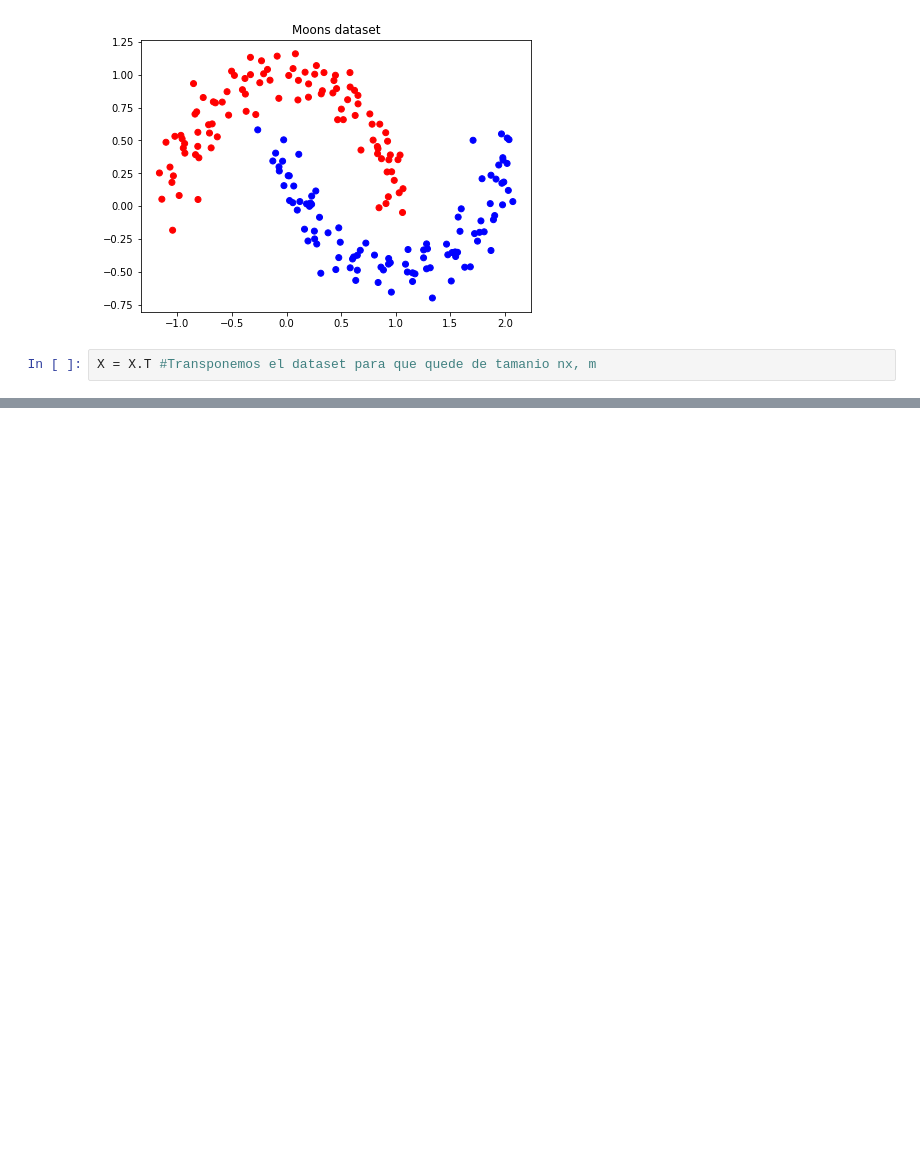
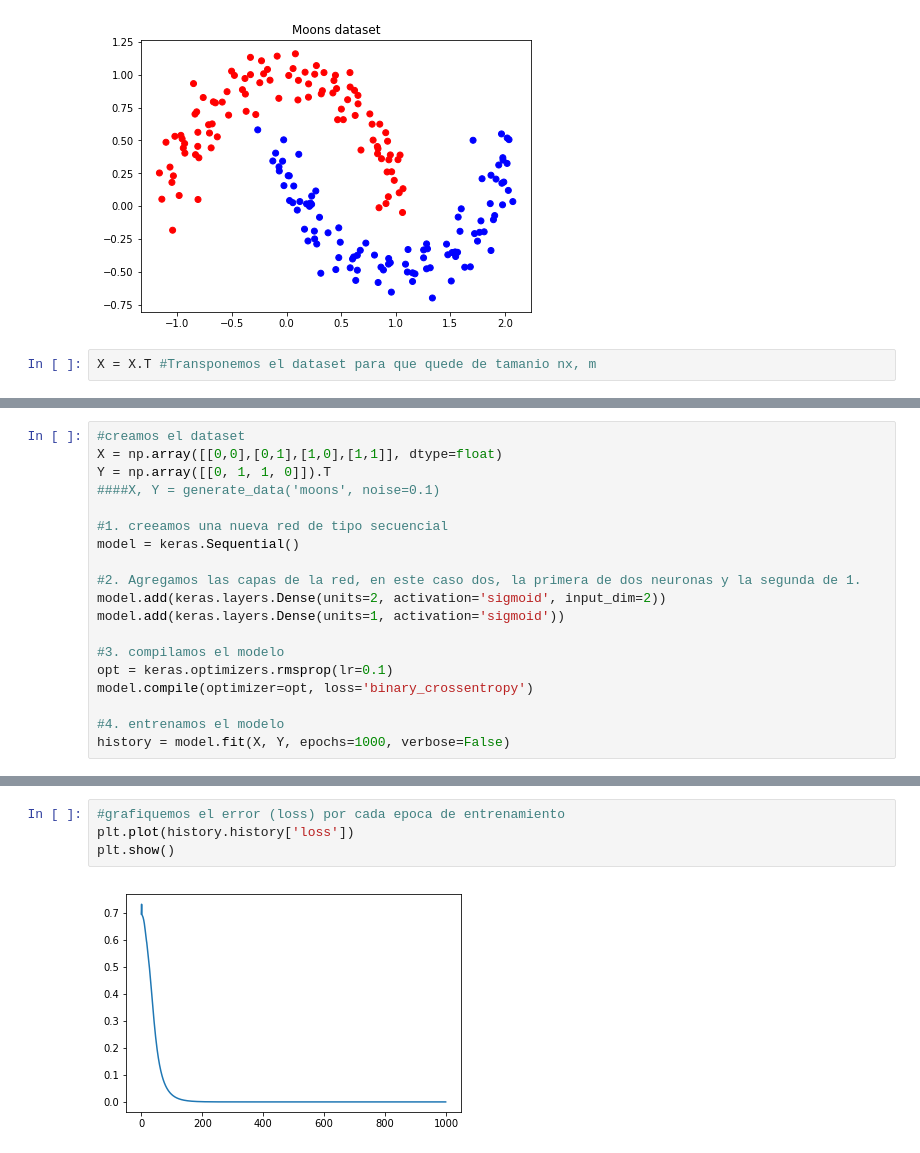
Before and after one commit to psatencio/IA_ITM, a Jupyter notebook: Presentaciones/4. Machine Learning/Modulo 4_3_2_RedNeuronal.ipynb, the cells around one changed output, grey strips where cells are left out. Saved outputs shown, nothing was run; the diff lists cells and outputs as text; blank space fills up the shorter version.

Commit message:
se agrega material en keras

```diff
--- a/Presentaciones/4. Machine Learning/Modulo 4_3_2_RedNeuronal.ipynb
+++ b/Presentaciones/4. Machine Learning/Modulo 4_3_2_RedNeuronal.ipynb
@@ -224,0 +271,19 @@ X = X.T #Transponemos el dataset para que quede de tamanio nx, m
+# %%
+#creamos el dataset
+X = np.array([[0,0],[0,1],[1,0],[1,1]], dtype=float)
+Y = np.array([[0, 1, 1, 0]]).T
+####X, Y = generate_data('moons', noise=0.1)
+
+#1. creeamos una nueva red de tipo secuencial
+model = keras.Sequential()
+
+#2. Agregamos las capas de la red, en este caso dos, la primera de dos neuronas y la segunda de 1.
+model.add(keras.layers.Dense(units=2, activation='sigmoid', input_dim=2))
+model.add(keras.layers.Dense(units=1, activation='sigmoid'))
+
+#3. compilamos el modelo
+opt = keras.optimizers.rmsprop(lr=0.1)
+model.compile(optimizer=opt, loss='binary_crossentropy')
+
+#4. entrenamos el modelo
+history = model.fit(X, Y, epochs=1000, verbose=False)
@@ -224,0 +305,6 @@ X = X.T #Transponemos el dataset para que quede de tamanio nx, m
+# %%
+#grafiquemos el error (loss) por cada epoca de entrenamiento
+plt.plot(history.history['loss'])
+plt.show()
+# %% [output]
+[figure, added]
```
Also changed, not shown: parts of 18 cells of this notebook.
